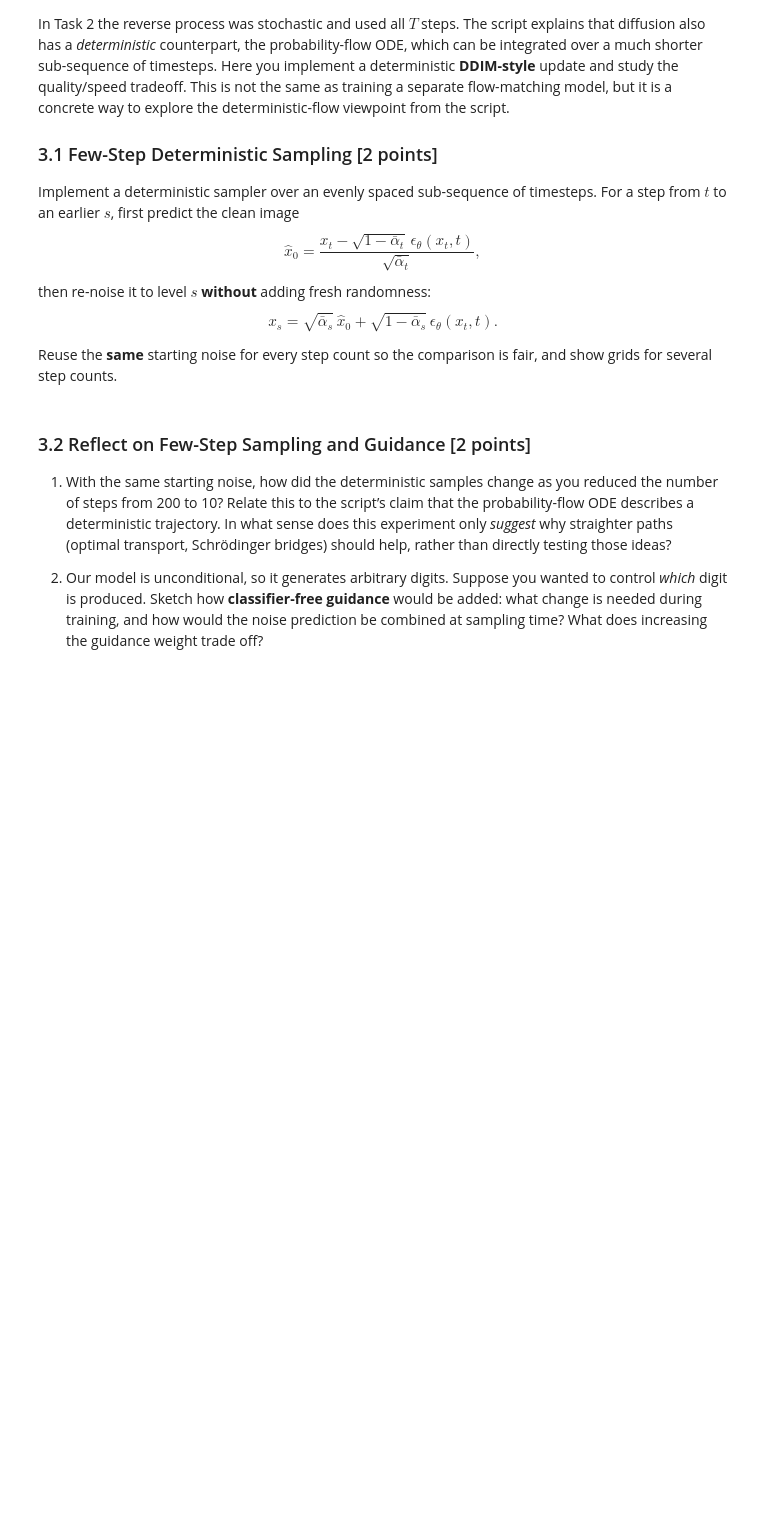
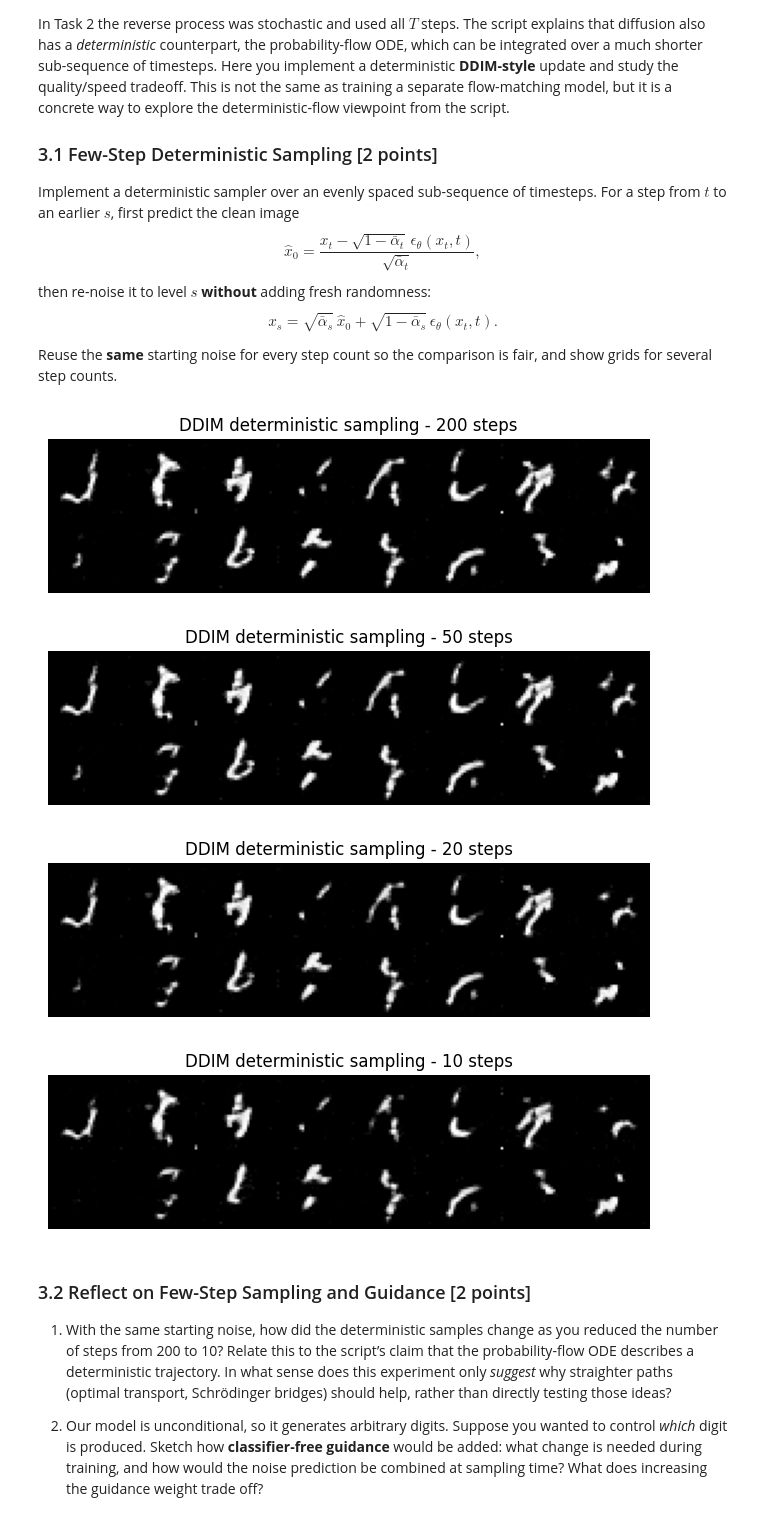
Before and after one commit to MustafaNatur/Introduction-to-Deep-Learning-course, a Jupyter notebook: exercise07-flow-diffusion/exercise07-flow-diffusion.ipynb, the cells around one changed output. Cells and saved outputs as stored; diff of their text form; code cells hidden in the pictures; blank space fills up the shorter version.

```diff
--- a/exercise07-flow-diffusion/exercise07-flow-diffusion.ipynb
+++ b/exercise07-flow-diffusion/exercise07-flow-diffusion.ipynb
@@ -745,5 +780,15 @@ def ddim_sample(model, n_steps=50, x_init=None, n_samples=16):
 # %%
-# TODO: Your solution here
+# Same starting noise for every step count, so differences come only from n_steps.
+fixed_noise = torch.randn(16, 1, 28, 28, device=device)
+
+for n_steps in [200, 50, 20, 10]:
+    samples = ddim_sample(model, n_steps=n_steps, x_init=fixed_noise)
+    show_grid(samples, title=f"DDIM deterministic sampling - {n_steps} steps", nrow=8)
+# %% [output]
+[figure, added]
+[figure, added]
+[figure, added]
+[figure, added]
 # %% [markdown]
 ### 3.2 Reflect on Few-Step Sampling and Guidance \[2 points\]
 
```
Also changed, not shown: parts of 1 cell of this notebook.
